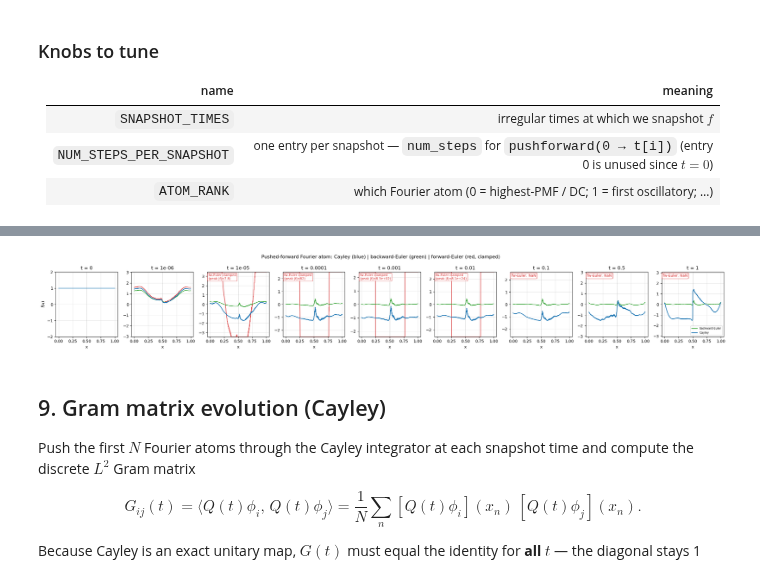
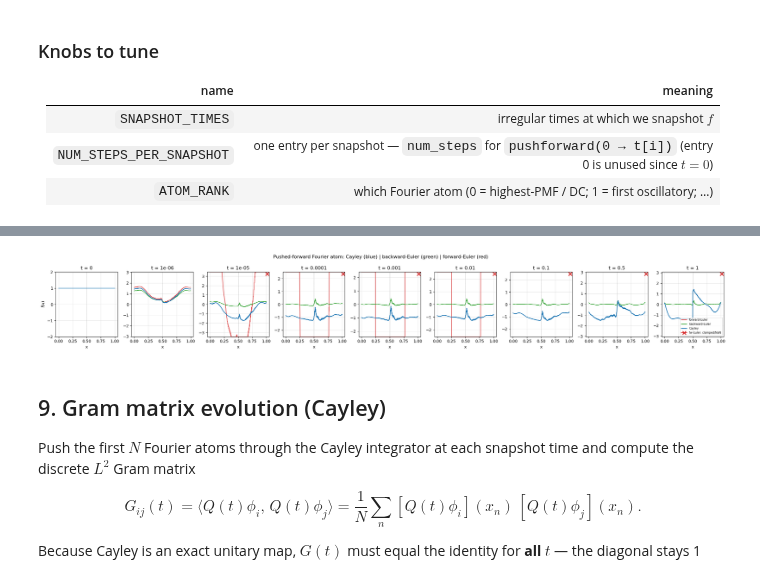
Before and after one commit to HamidrezaKmK/Learning-ONBs, a Jupyter notebook: notebooks/fpca_1d.ipynb, the cells around one changed output, grey strips where cells are left out. Saved outputs shown, nothing was run; the diff lists cells and outputs as text; code cells hidden in the pictures.

```diff
--- a/notebooks/fpca_1d.ipynb
+++ b/notebooks/fpca_1d.ipynb
@@ -748,8 +753,8 @@ integrating from 0 → t[i] independently per snapshot, num_steps[i] = [2, 2, 2,
   backward-euler   norms: ['1.0000e+00', '7.9598e-01', '4.2000e-02', '5.0490e-03', '4.0423e-03', '4.0060e-03', '3.9057e-03', '3.5683e-03', '3.4671e-03']  (failed at t = [])
   forward-euler    norms: ['1.0000e+00', '1.2566e+00', '2.6663e+01', '2.5664e+03', '2.5562e+05', 'inf', 'nan', 'nan', 'nan']  (failed at t = [0.0001, 0.001, 0.01, 0.1, 0.5, 1.0])
 # %%
-# One panel per SNAPSHOT_TIMES entry. Per-panel y-range anchored on Cayley
-# (which stays bounded); forward-Euler clamped to that range. NaN tag in top-left.
+# One panel per SNAPSHOT_TIMES entry. Per-panel y-range anchored on Cayley.
+# Failure/clamp state shown as a × in the top-right corner instead of text boxes.
 
 # ─── visualisation knobs ────────────────────────────────────────────────────
 PANEL_YMAX_FACTOR = 2.0   # per-panel y-range = ±factor × Cayley's peak in that panel
@@ -757,57 +762,74 @@ PANEL_YMAX_FACTOR = 2.0   # per-panel y-range = ±factor × Cayley's peak in tha
 
 snap_idxs = list(range(len(SNAPSHOT_TIMES)))
 
-x_np    = x_test.squeeze(-1).cpu().numpy()
-order_x = np.argsort(x_np)
+x_np     = x_test.squeeze(-1).cpu().numpy()
+order_x  = np.argsort(x_np)
 x_sorted = x_np[order_x]
 
+# Collect which panels have each failure mode so we can build a clean legend once.
+_clamped_panels = []
+_nan_panels     = []
+
 fig, axes = plt.subplots(1, len(snap_idxs), figsize=(2.7 * len(snap_idxs), 3.5),
-                          sharey=False)
+                         sharey=False)
 
 for col, k in enumerate(snap_idxs):
     ax = axes[col]
     fc_v = frames['cayley'][k].squeeze(-1).cpu().numpy()[order_x]
     fb_v = frames['backward-euler'][k].squeeze(-1).cpu().numpy()[order_x]
     fn_v = frames['forward-euler'][k].squeeze(-1).cpu().numpy()[order_x]
 
     cayley_peak = float(np.abs(fc_v).max()) + 1e-12
     ymax_panel  = PANEL_YMAX_FACTOR * cayley_peak
 
+    # forward-Euler: plot if finite (clamped to panel range), skip if NaN
     if np.isfinite(fn_v).all():
         fn_clamped = np.clip(fn_v, -ymax_panel, ymax_panel)
         ax.plot(x_sorted, fn_clamped, color='C3', lw=1.4, alpha=0.85,
                 label='forward-Euler')
         if np.abs(fn_v).max() > ymax_panel:
-            ax.text(0.02, 0.97,
-                    f'fw-Euler clamped\n(peak |f|={np.abs(fn_v).max():.2g})',
-                    transform=ax.transAxes, ha='left', va='top',
-                    color='C3', fontsize=8,
-                    bbox=dict(boxstyle='round', facecolor='white', alpha=0.7,
-                              edgecolor='C3'))
+            # × in top-right corner to signal clamping
+            ax.plot(0.97, 0.97, marker='x', ms=9, mew=2.2, color='C3',
+                    transform=ax.transAxes, clip_on=False, zorder=2,
+                    label='fw-Euler: clamped')
+            _clamped_panels.append(col)
     else:
-        ax.text(0.02, 0.97, 'fw-Euler: NaN',
-                transform=ax.transAxes, ha='left', va='top',
-                color='C3', fontsize=9,
-                bbox=dict(boxstyle='round', facecolor='white', alpha=0.85,
-                          edgecolor='C3'))
+        # NaN — nothing to plot; × in top-right corner
+        ax.plot(0.97, 0.97, marker='x', ms=9, mew=2.2, color='C3',
+                transform=ax.transAxes, clip_on=False, zorder=10,
+                label='fw-Euler: NaN')
+        _nan_panels.append(col)
 
-    ax.plot(x_sorted, fb_v, color='C2', lw=1.4, alpha=0.9,
-            label='backward-Euler')
+    ax.plot(x_sorted, fb_v, color='C2', lw=1.4, alpha=0.9, label='backward-Euler')
     ax.plot(x_sorted, fc_v, color='C0', lw=1.6, label='Cayley')
 
     ax.axvline(0.5, color='k', ls=':', lw=0.6, alpha=0.4)
     ax.set_title(f't = {SNAPSHOT_TIMES[k]:g}')
-    ax.set_xlabel('x'); ax.grid(alpha=0.3)
+    ax.set_xlabel('x')
+    ax.grid(alpha=0.3)
     ax.set_ylim(-ymax_panel, ymax_panel)
     if col == 0:
         ax.set_ylabel(r'$f(x)$')
-    if col == len(snap_idxs) - 1:
-        ax.legend(fontsize=7, loc='lower right')
 
-fig.suptitle('Pushed-forward Fourier atom: Cayley (blue) | backward-Euler (green) | forward-Euler (red, clamped)')
-plt.tight_layout(); plt.show()
+# Build a single shared legend in the last panel, deduplicating labels.
+ax_last = axes[-1]
+handles, labels = [], []
+seen = set()
+for ax in axes:
+    for h, l in zip(*ax.get_legend_handles_labels()):
+        # Collapse clamped / NaN variants into one entry per state
+        key = l if l not in ('fw-Euler: clamped', 'fw-Euler: NaN') else 'fw-Euler: clamped/NaN'
+        if key not in seen:
+            seen.add(key)
+            handles.append(h)
+            labels.append(key)
+ax_last.legend(handles, labels, fontsize=7, loc='lower right')
+
+fig.suptitle('Pushed-forward Fourier atom: Cayley (blue) | backward-Euler (green) | forward-Euler (red)')
+plt.tight_layout()
+plt.show()
 # %% [output]
-[figure, old version]
+[figure, new version]
 # %% [markdown]
 ## 9. Gram matrix evolution (Cayley)
 
```
Also changed, not shown: parts of 4 cells of this notebook, 4 other files.
